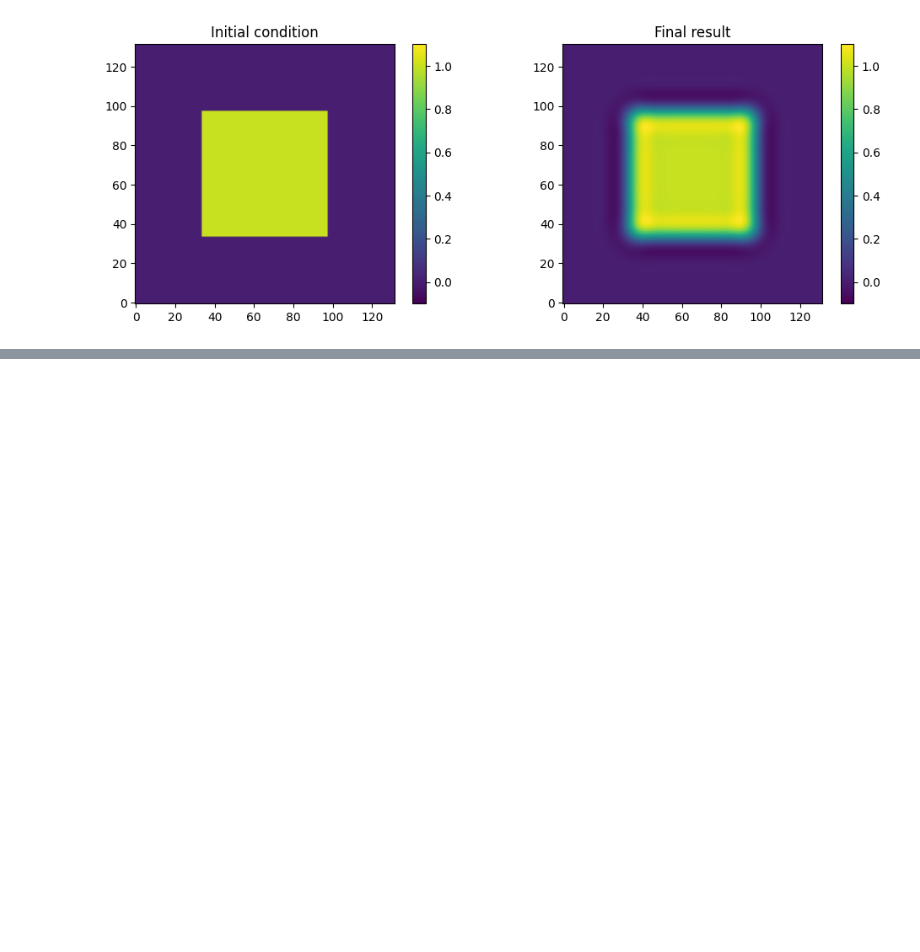
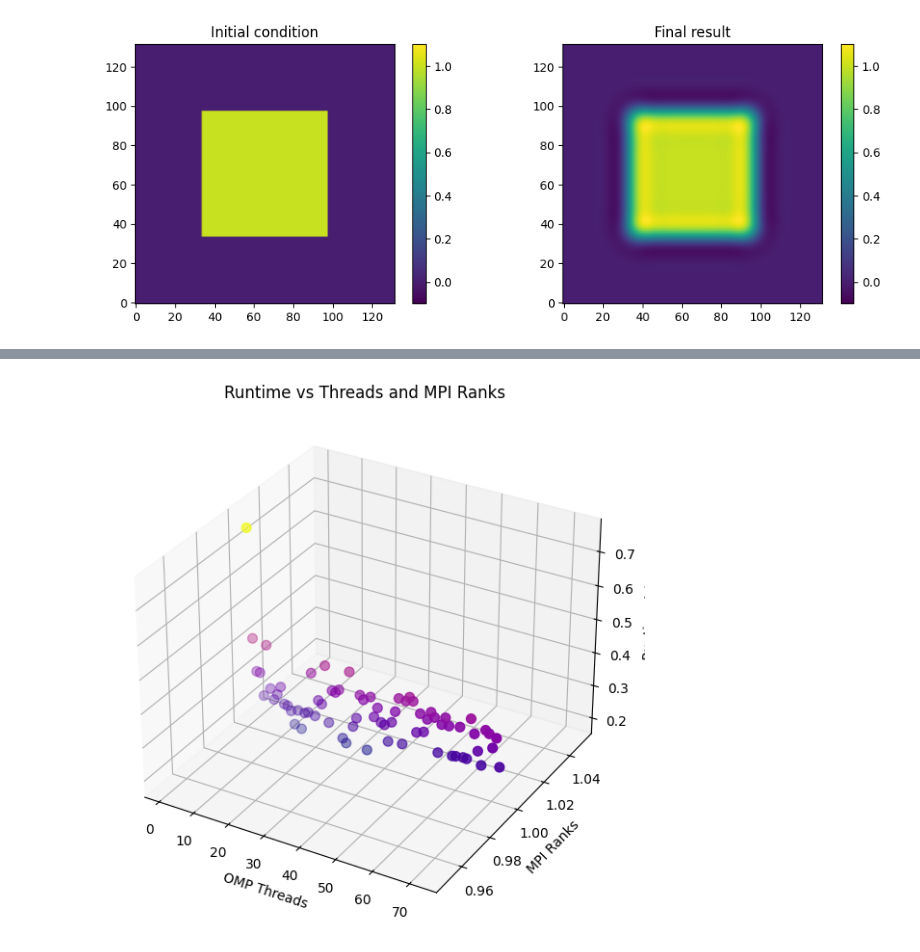
Before and after one commit to Rainette9/HPC4WC_proj5, a Jupyter notebook: OPENMP_MPI.ipynb, the cells around one changed output, grey strips where cells are left out. Cells and saved outputs as stored; diff of their text form; code cells hidden in the pictures; blank space fills up the shorter version.

```diff
--- a/OPENMP_MPI.ipynb
+++ b/OPENMP_MPI.ipynb
@@ -150,0 +167,19 @@ plt.show()
+# %%
+import matplotlib.pyplot as plt
+from mpl_toolkits.mplot3d import Axes3D
+
+fig = plt.figure(figsize=(10, 7))
+ax = fig.add_subplot(111, projection='3d')
+
+nthreads = [l[0] for l in labels]
+ntasks = [l[1] for l in labels]
+
+ax.scatter(nthreads, ntasks, times, c=times, cmap='plasma', s=50)
+
+ax.set_xlabel("OMP Threads")
+ax.set_ylabel("MPI Ranks")
+ax.set_zlabel("Runtime (s)")
+ax.set_title("Runtime vs Threads and MPI Ranks")
+plt.show()
+# %% [output]
+[figure, added]
```
Also changed, not shown: parts of 5 cells of this notebook, 4 other files.
